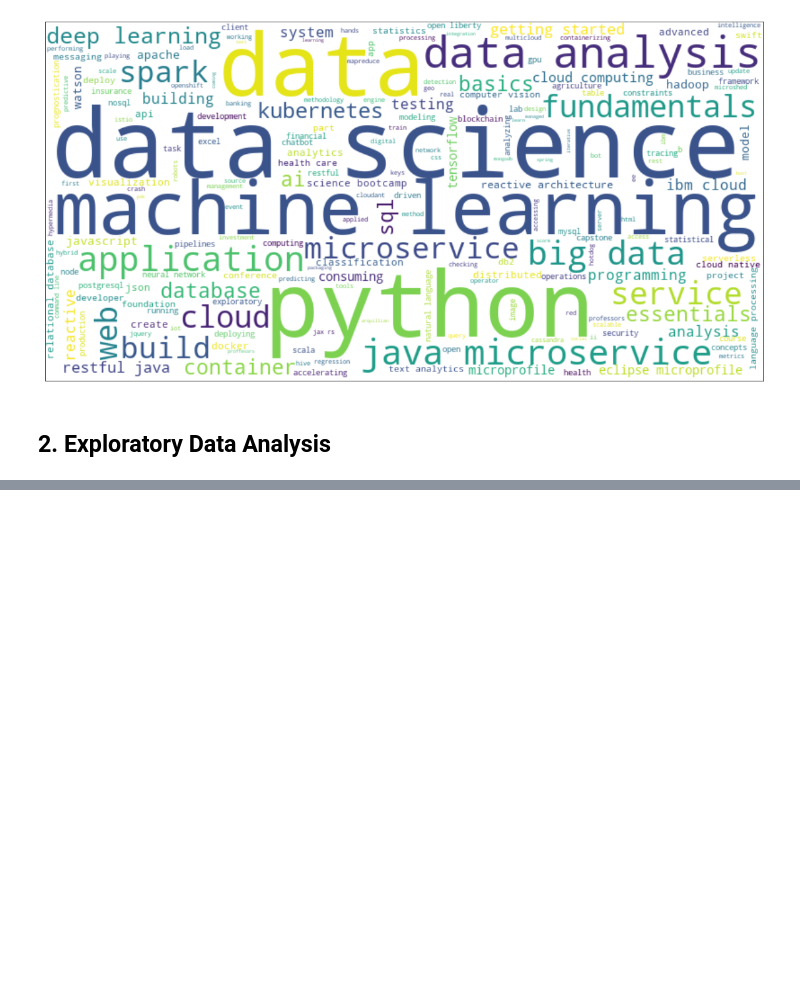
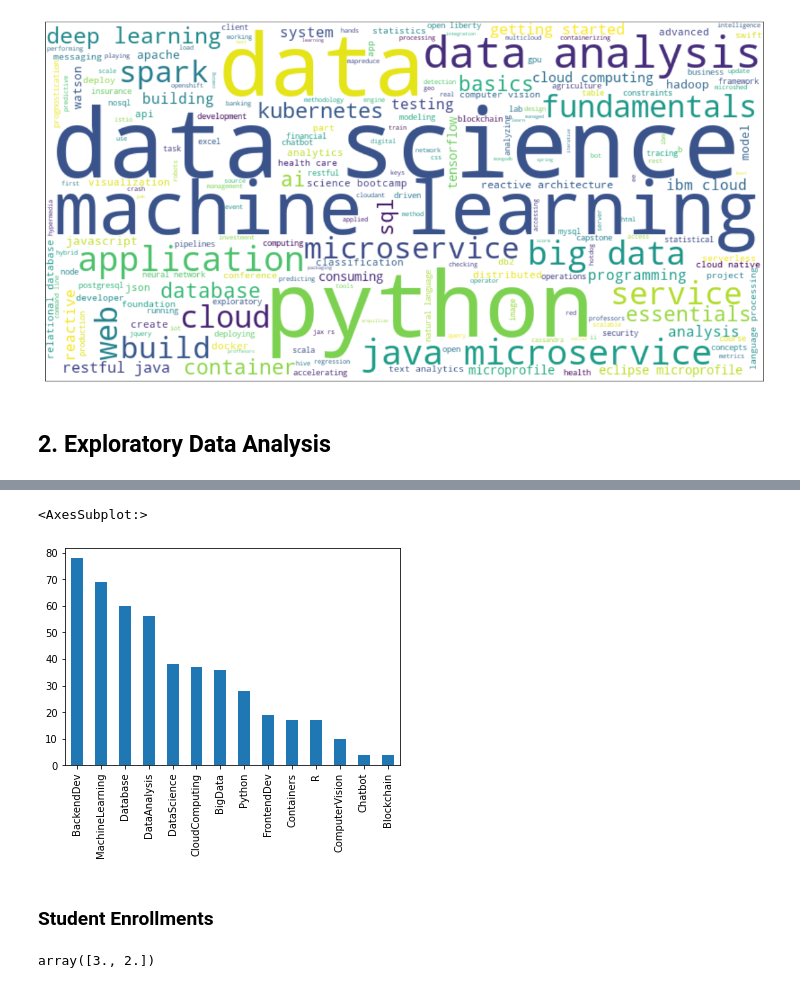
Before and after one commit to mxagar/course_recommender_streamlit, a Jupyter notebook: notebooks/01_EDA.ipynb, the cells around one changed output, grey strips where cells are left out. Saved outputs shown, nothing was run; the diff lists cells and outputs as text; code cells hidden in the pictures; blank space fills up the shorter version.

```diff
--- a/notebooks/01_EDA.ipynb
+++ b/notebooks/01_EDA.ipynb
@@ -158,0 +164,4 @@ plt.show()
+# %%
+# Topics
+topics = list(course_df.columns[2:])
+print(topics)
@@ -158,0 +180,4 @@ plt.show()
+# %%
+# Top topics
+top_topics = course_df[topics].sum().sort_values(ascending=False)
+top_topics
@@ -158,0 +200,17 @@ plt.show()
+# %%
+top_topics.plot(kind='bar')
+# %% [output]
+<AxesSubplot:>
+[figure, added]
+# %% [markdown]
+### Student Enrollments
+# %%
+# There are only 2 ratings!
+# - 2: the user just audited the course without completing
+# - 3: the user completed the course and earned a certificate
+# Two other possible values are not explicitly available in this project:
+# - 0 or NA: the user has no interaction with the course and
+# - 1: the user just browsed the course.
+ratings_df['rating'].unique()
+# %% [output]
+array([3., 2.])
```
Also changed, not shown: parts of 13 cells of this notebook.
